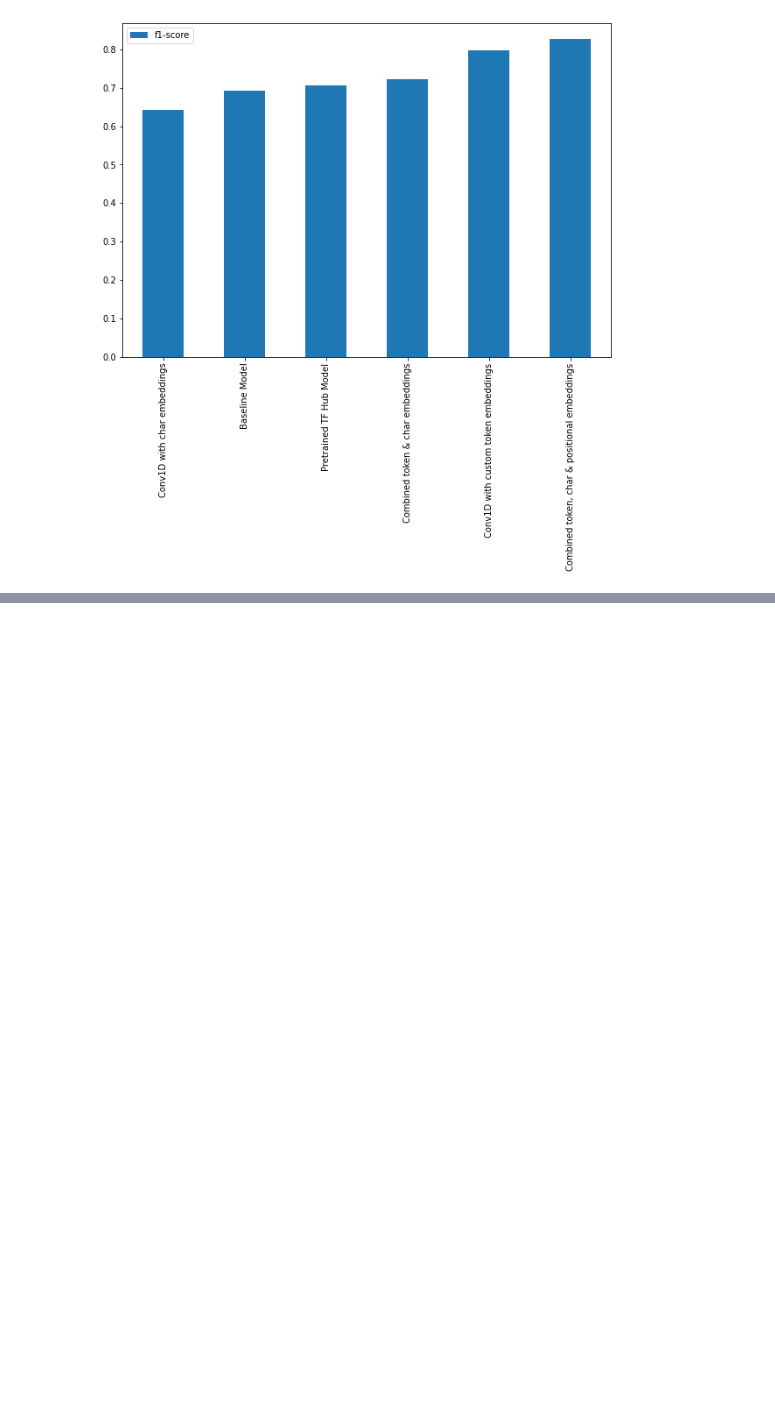
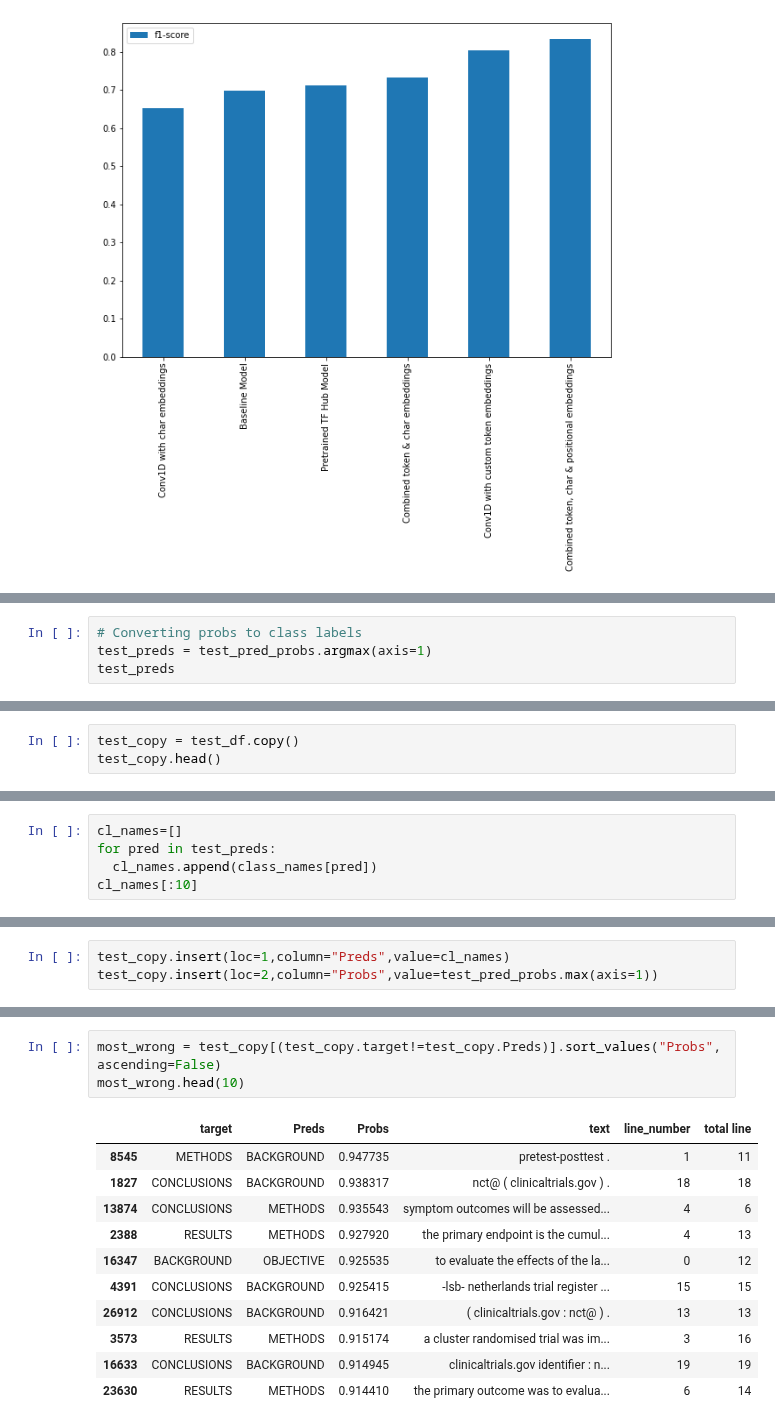
Before and after one commit to imran9891/TensorFlow, a Jupyter notebook: 09_Skimlit_NLP_Milestone_Project_2.ipynb, the cells around one changed output, grey strips where cells are left out. Drawn from its saved outputs; the diff is of its cells as text; blank space fills up the shorter version.

```diff
--- a/09_Skimlit_NLP_Milestone_Project_2.ipynb
+++ b/09_Skimlit_NLP_Milestone_Project_2.ipynb
@@ -1536,0 +1574,4 @@ all_model_results.sort_values(by="f1-score")["f1-score"].plot.bar(figsize=(10,7)
+# %%
+# Converting probs to class labels
+test_preds = test_pred_probs.argmax(axis=1)
+test_preds
@@ -1536,0 +1591,3 @@ all_model_results.sort_values(by="f1-score")["f1-score"].plot.bar(figsize=(10,7)
+# %%
+test_copy = test_df.copy()
+test_copy.head()
@@ -1536,0 +1601,5 @@ all_model_results.sort_values(by="f1-score")["f1-score"].plot.bar(figsize=(10,7)
+# %%
+cl_names=[]
+for pred in test_preds:
+  cl_names.append(class_names[pred])
+cl_names[:10]
@@ -1536,0 +1630,3 @@ all_model_results.sort_values(by="f1-score")["f1-score"].plot.bar(figsize=(10,7)
+# %%
+test_copy.insert(loc=1,column="Preds",value=cl_names)
+test_copy.insert(loc=2,column="Probs",value=test_pred_probs.max(axis=1))
@@ -1536,0 +1642,15 @@ all_model_results.sort_values(by="f1-score")["f1-score"].plot.bar(figsize=(10,7)
+# %%
+most_wrong = test_copy[(test_copy.target!=test_copy.Preds)].sort_values("Probs", ascending=False)
+most_wrong.head(10)
+# %% [output]
+|  | target | Preds | Probs | text | line_number | total line |
+| 8545 | METHODS | BACKGROUND | 0.947735 | pretest-posttest . | 1 | 11 |
+| 1827 | CONCLUSIONS | BACKGROUND | 0.938317 | nct@ ( clinicaltrials.gov ) . | 18 | 18 |
+| 13874 | CONCLUSIONS | METHODS | 0.935543 | symptom outcomes will be assessed... | 4 | 6 |
+| 2388 | RESULTS | METHODS | 0.927920 | the primary endpoint is the cumul... | 4 | 13 |
+| 16347 | BACKGROUND | OBJECTIVE | 0.925535 | to evaluate the effects of the la... | 0 | 12 |
+| 4391 | CONCLUSIONS | BACKGROUND | 0.925415 | -lsb- netherlands trial register ... | 15 | 15 |
+| 26912 | CONCLUSIONS | BACKGROUND | 0.916421 | ( clinicaltrials.gov : nct@ ) . | 13 | 13 |
+| 3573 | RESULTS | METHODS | 0.915174 | a cluster randomised trial was im... | 3 | 16 |
+| 16633 | CONCLUSIONS | BACKGROUND | 0.914945 | clinicaltrials.gov identifier : n... | 19 | 19 |
+| 23630 | RESULTS | METHODS | 0.914410 | the primary outcome was to evalua... | 6 | 14 |
```
Also changed, not shown: parts of 70 cells of this notebook.
